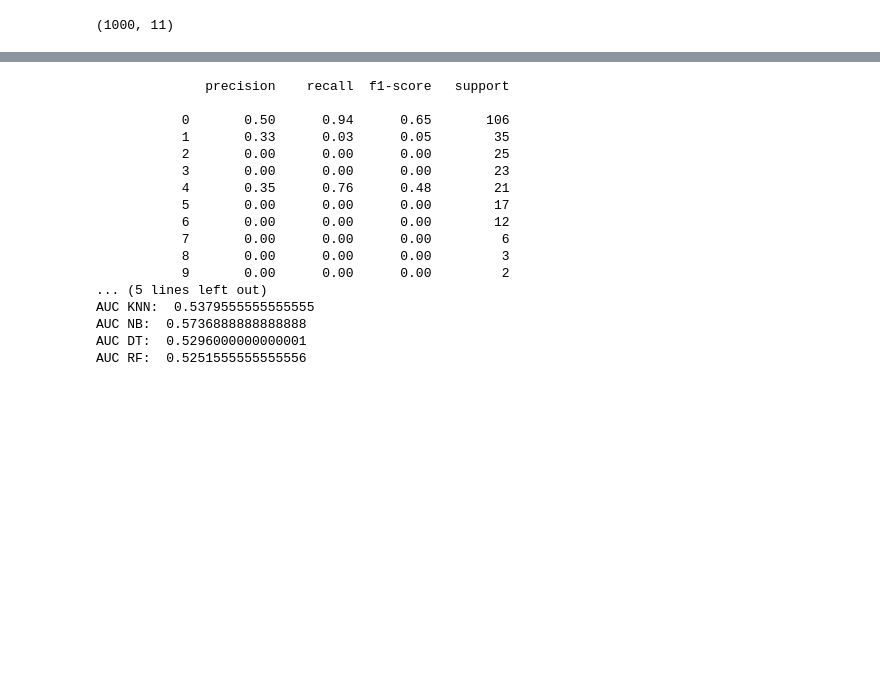
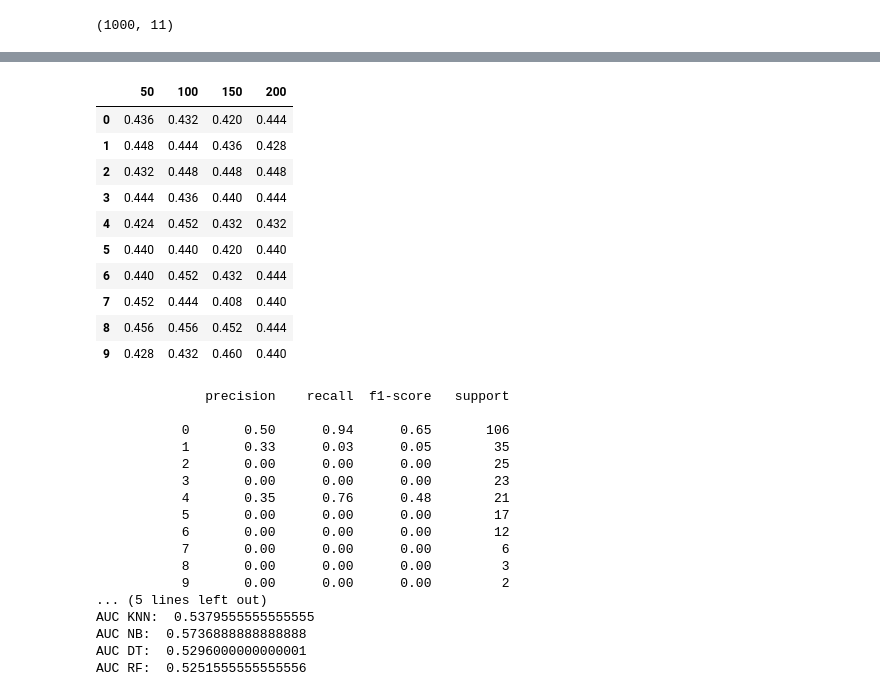
Before and after one commit to WillianCella/ModelosDeAprendizadoSupervisionado, a Jupyter notebook: Trabalho_1_–_Modelos_de_Aprendizado_Supervisionado.ipynb, the cells around one changed output, grey strips where cells are left out. Saved outputs shown, nothing was run; the diff lists cells and outputs as text; code cells hidden in the pictures; blank space fills up the shorter version.

```diff
--- a/Trabalho_1_–_Modelos_de_Aprendizado_Supervisionado.ipynb
+++ b/Trabalho_1_–_Modelos_de_Aprendizado_Supervisionado.ipynb
@@ -171,12 +177,42 @@ Acurácia média Árvore de Decisão:  0.32399999999999995
-# %%
-# RF - Floresta randomica
-rf_best_result = []
-rf_result = []
-
-max_depth =  7
-min_samples_split = 3
-for estimado in range(50, 200, 50):
-    clf = RandomForestClassifier(n_estimators=estimado, max_depth=max_depth, min_samples_split=min_samples_split, random_state=0)
+# %%
+# RF - Floresta randomica
+rf_best_result = []
+rf_result = []
+
+max_depth = 10
+min_samples_split = 3
+for i in range(1, 11):
+    for estimado in range(50, 250, 50):
+        rndForest = RandomForestClassifier(n_estimators=estimado, max_depth=max_depth, min_samples_split=min_samples_split)
+        rndForest = rndForest.fit(x_treino, y_treino)
+        opRF = rndForest.predict(x_teste)
+        predictRF = rndForest.predict(x_teste)
+        accRF = accuracy_score(y_teste, opRF)
+        rf_result.append({
+            'acc': accRF,
+            'estimado': estimado
+        })
+res = {}
+for rf in rf_result:
+    if rf['estimado'] not in res.keys():
+         res.setdefault(rf['estimado'], [])
+    if rf['estimado'] in res.keys():
+        res[rf['estimado']].append(rf['acc'])
+
+rf_result = pd.DataFrame(res)
+rf_result
+# %% [output]
+|  | 50 | 100 | 150 | 200 |
+| 0 | 0.436 | 0.432 | 0.420 | 0.444 |
+| 1 | 0.448 | 0.444 | 0.436 | 0.428 |
+| 2 | 0.432 | 0.448 | 0.448 | 0.448 |
+| 3 | 0.444 | 0.436 | 0.440 | 0.444 |
+| 4 | 0.424 | 0.452 | 0.432 | 0.432 |
+| 5 | 0.440 | 0.440 | 0.420 | 0.440 |
+| 6 | 0.440 | 0.452 | 0.432 | 0.444 |
+| 7 | 0.452 | 0.444 | 0.408 | 0.440 |
+| 8 | 0.456 | 0.456 | 0.452 | 0.444 |
+| 9 | 0.428 | 0.432 | 0.460 | 0.440 |
 # %%
 # SVM
 svm_best_result = []
```
Also changed, not shown: parts of 3 cells of this notebook.
